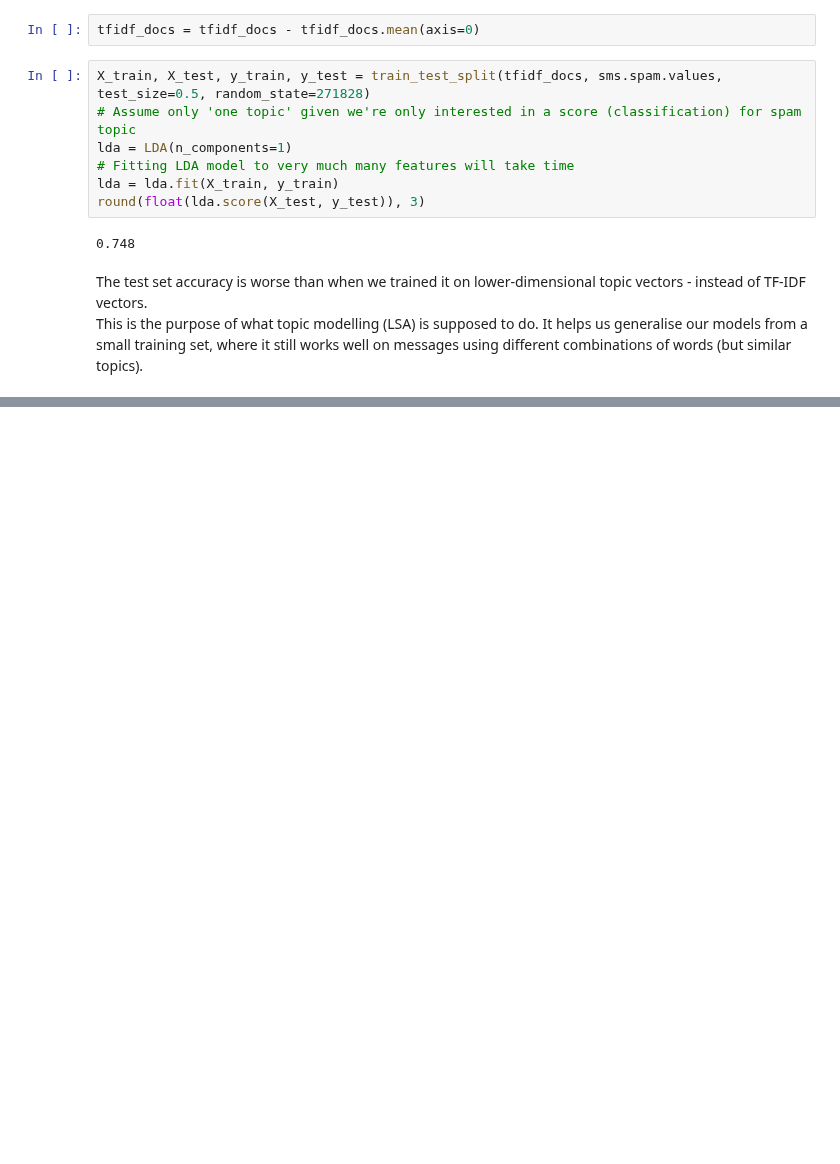
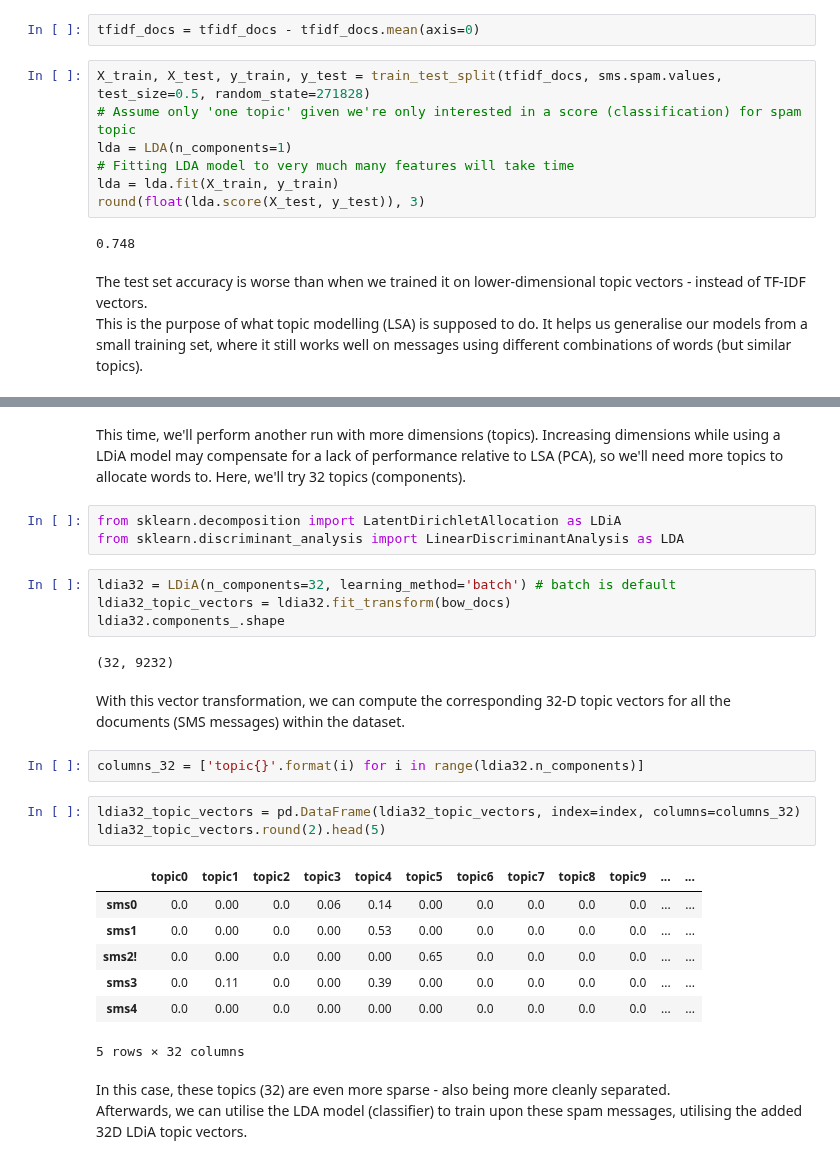
Before and after one commit to Shuaib-8/NLP-growth-hacking-project, a Jupyter notebook: chp4-nlpia-notes/ldia-ex.ipynb, the cells around one changed output, grey strips where cells are left out. Drawn from its saved outputs; the diff is of its cells as text; blank space fills up the shorter version.

Commit message:
completed notes on use cases for ldia within ml and nlp

```diff
--- a/chp4-nlpia-notes/ldia-ex.ipynb
+++ b/chp4-nlpia-notes/ldia-ex.ipynb
@@ -291,0 +294,30 @@ This is the purpose of what topic modelling (LSA) is supposed to do. It helps us
+# %% [markdown]
+This time, we'll perform another run with more dimensions (topics). Increasing dimensions while using a LDiA model may compensate for a lack of performance relative to LSA (PCA), so we'll need more topics to allocate words to. Here, we'll try 32 topics (components).
+# %%
+from sklearn.decomposition import LatentDirichletAllocation as LDiA
+from sklearn.discriminant_analysis import LinearDiscriminantAnalysis as LDA
+# %%
+ldia32 = LDiA(n_components=32, learning_method='batch') # batch is default
+ldia32_topic_vectors = ldia32.fit_transform(bow_docs)
+ldia32.components_.shape
+# %% [output]
+(32, 9232)
+# %% [markdown]
+With this vector transformation, we can compute the corresponding 32-D topic vectors for all the documents (SMS messages) within the dataset.
+# %%
+columns_32 = ['topic{}'.format(i) for i in range(ldia32.n_components)]
+# %%
+ldia32_topic_vectors = pd.DataFrame(ldia32_topic_vectors, index=index, columns=columns_32)
+ldia32_topic_vectors.round(2).head(5)
+# %% [output]
+|  | topic0 | topic1 | topic2 | topic3 | topic4 | topic5 | topic6 | topic7 | topic8 | topic9 | ... | ... |
+| sms0 | 0.0 | 0.00 | 0.0 | 0.06 | 0.14 | 0.00 | 0.0 | 0.0 | 0.0 | 0.0 | ... | ... |
+| sms1 | 0.0 | 0.00 | 0.0 | 0.00 | 0.53 | 0.00 | 0.0 | 0.0 | 0.0 | 0.0 | ... | ... |
+| sms2! | 0.0 | 0.00 | 0.0 | 0.00 | 0.00 | 0.65 | 0.0 | 0.0 | 0.0 | 0.0 | ... | ... |
+| sms3 | 0.0 | 0.11 | 0.0 | 0.00 | 0.39 | 0.00 | 0.0 | 0.0 | 0.0 | 0.0 | ... | ... |
+| sms4 | 0.0 | 0.00 | 0.0 | 0.00 | 0.00 | 0.00 | 0.0 | 0.0 | 0.0 | 0.0 | ... | ... |
+5 rows × 32 columns
+# %% [markdown]
+In this case, these topics (32) are even more sparse - also being more cleanly separated.
+<br>
+Afterwards, we can utilise the LDA model (classifier) to train upon these spam messages, utilising the added 32D LDiA topic vectors.
```
Also changed, not shown: parts of 7 cells of this notebook.
